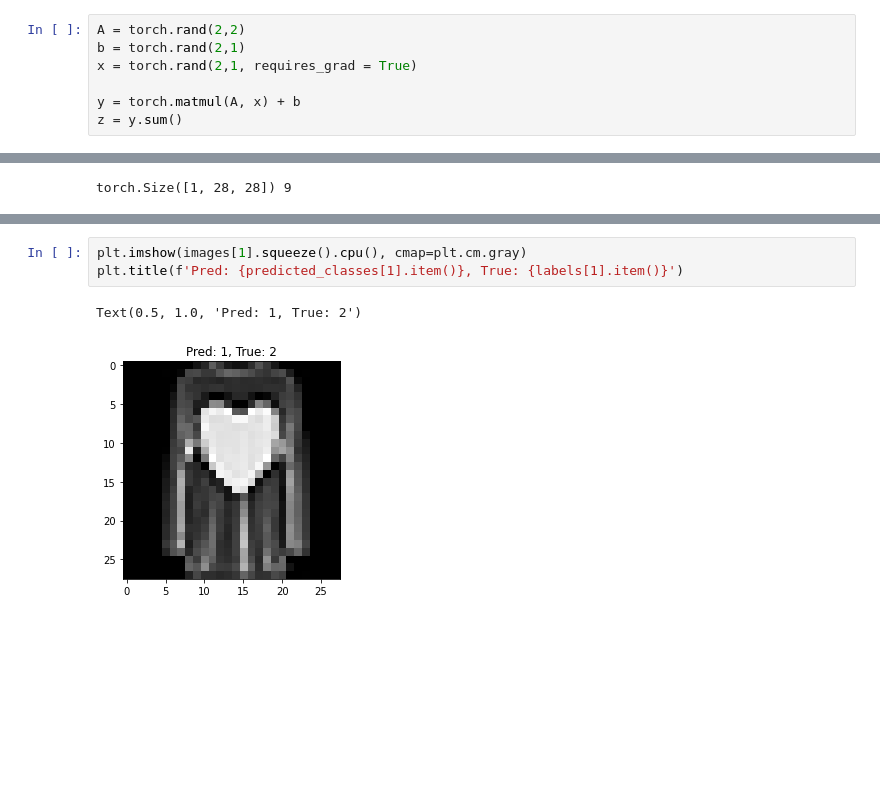
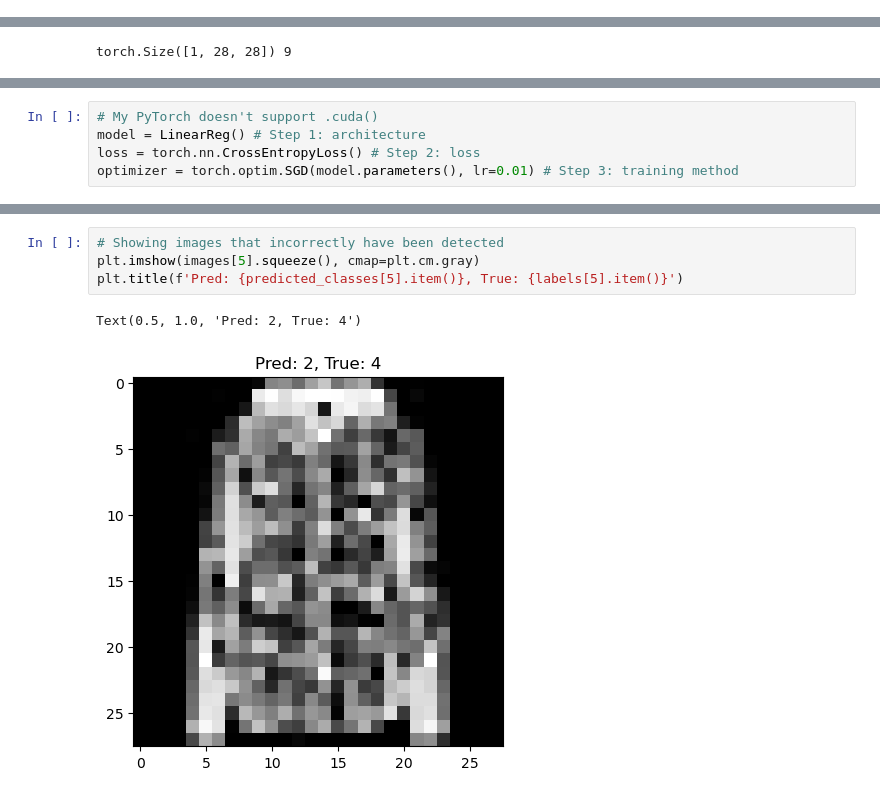
Before and after one commit to parisimaa/dl-demos, a Jupyter notebook: demo01-basics.ipynb, the cells around one changed output, grey strips where cells are left out. Cells and saved outputs as stored; diff of their text form; blank space fills up the shorter version.

```diff
--- a/demo01-basics.ipynb
+++ b/demo01-basics.ipynb
@@ -93,7 +0,0 @@ Here is an example with matrices and vectors:
-# %%
-A = torch.rand(2,2)
-b = torch.rand(2,1)
-x = torch.rand(2,1, requires_grad = True)
-
-y = torch.matmul(A, x) + b
-z = y.sum()
@@ -198 +70,6 @@ Now let's train our model!
+# %%
+# My PyTorch doesn't support .cuda()
+model = LinearReg() # Step 1: architecture
+loss = torch.nn.CrossEntropyLoss() # Step 2: loss
+optimizer = torch.optim.SGD(model.parameters(), lr=0.01) # Step 3: training method
 # %%
@@ -282,6 +161,7 @@ True labels: tensor([3, 2, 7, 5, 8, 4, 5, 6, 8, 9, 1, 9, 1, 8, 1, 5], device='cu
 # %%
-plt.imshow(images[1].squeeze().cpu(), cmap=plt.cm.gray)
-plt.title(f'Pred: {predicted_classes[1].item()}, True: {labels[1].item()}')
+# Showing images that incorrectly have been detected
+plt.imshow(images[5].squeeze(), cmap=plt.cm.gray)
+plt.title(f'Pred: {predicted_classes[5].item()}, True: {labels[5].item()}')
 # %% [output]
-Text(0.5, 1.0, 'Pred: 1, True: 2')
+Text(0.5, 1.0, 'Pred: 2, True: 4')
-[figure, old version]
+[figure, new version]
```
Also changed, not shown: parts of 44 cells of this notebook.
